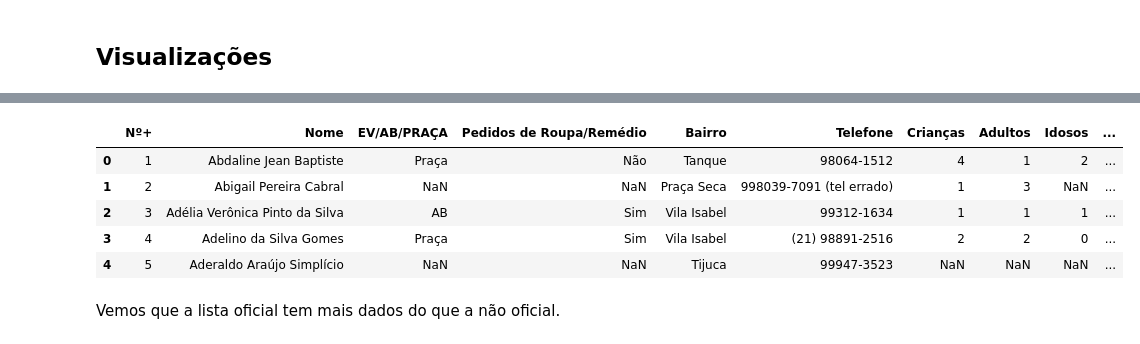
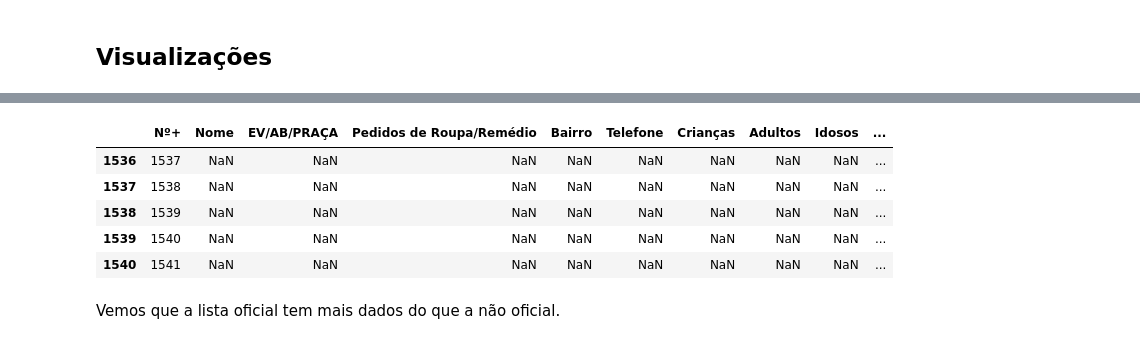
Before and after one commit to WES404/Cadastro_geral_Ponto_do_Bem, a Jupyter notebook: cadastro_geral.ipynb, the cells around one changed output, grey strips where cells are left out. Cells and saved outputs as stored; diff of their text form; code cells hidden in the pictures.

```diff
--- a/cadastro_geral.ipynb
+++ b/cadastro_geral.ipynb
@@ -21,12 +22,12 @@ geral_nao_oficial.head()
 # %%
-geral_oficial.head()
+geral_oficial.tail()
 # %% [output]
 |  | Nº+ | Nome | EV/AB/PRAÇA | Pedidos de Roupa/Remédio | Bairro | Telefone | Crianças | Adultos | Idosos | ... |
-| 0 | 1 | Abdaline Jean Baptiste | Praça | Não | Tanque | 98064-1512 | 4 | 1 | 2 | ... |
-| 1 | 2 | Abigail Pereira Cabral | NaN | NaN | Praça Seca | 998039-7091 (tel errado) | 1 | 3 | NaN | ... |
-| 2 | 3 | Adélia Verônica Pinto da Silva | AB | Sim | Vila Isabel | 99312-1634 | 1 | 1 | 1 | ... |
-| 3 | 4 | Adelino da Silva Gomes | Praça | Sim | Vila Isabel | (21) 98891-2516 | 2 | 2 | 0 | ... |
-| 4 | 5 | Aderaldo Araújo Simplício | NaN | NaN | Tijuca | 99947-3523 | NaN | NaN | NaN | ... |
+| 1536 | 1537 | NaN | NaN | NaN | NaN | NaN | NaN | NaN | NaN | ... |
+| 1537 | 1538 | NaN | NaN | NaN | NaN | NaN | NaN | NaN | NaN | ... |
+| 1538 | 1539 | NaN | NaN | NaN | NaN | NaN | NaN | NaN | NaN | ... |
+| 1539 | 1540 | NaN | NaN | NaN | NaN | NaN | NaN | NaN | NaN | ... |
+| 1540 | 1541 | NaN | NaN | NaN | NaN | NaN | NaN | NaN | NaN | ... |
 # %% [markdown]
 Vemos que a lista oficial tem mais dados do que a não oficial.
 # %%
```
Also changed, not shown: parts of 30 cells of this notebook.
